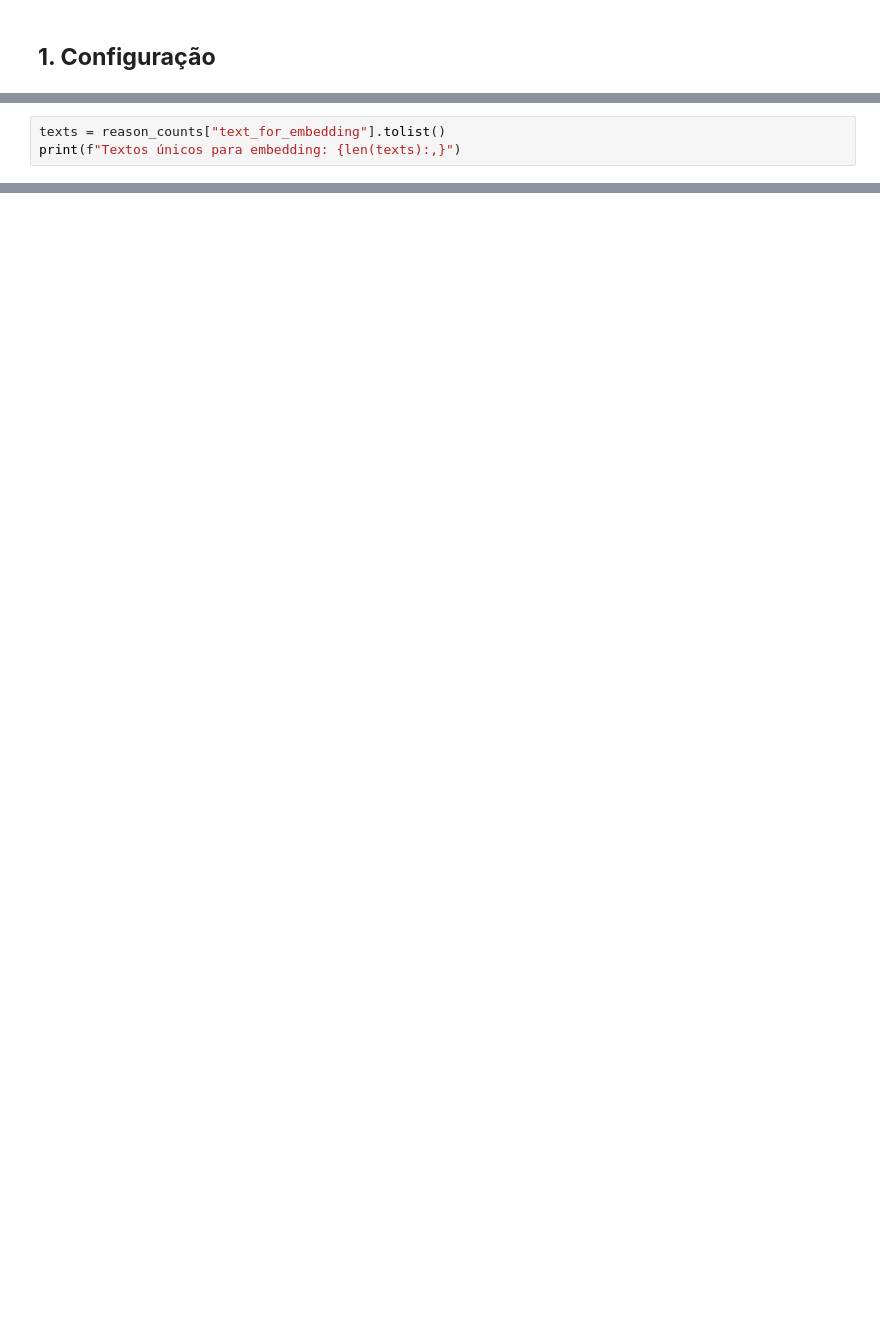
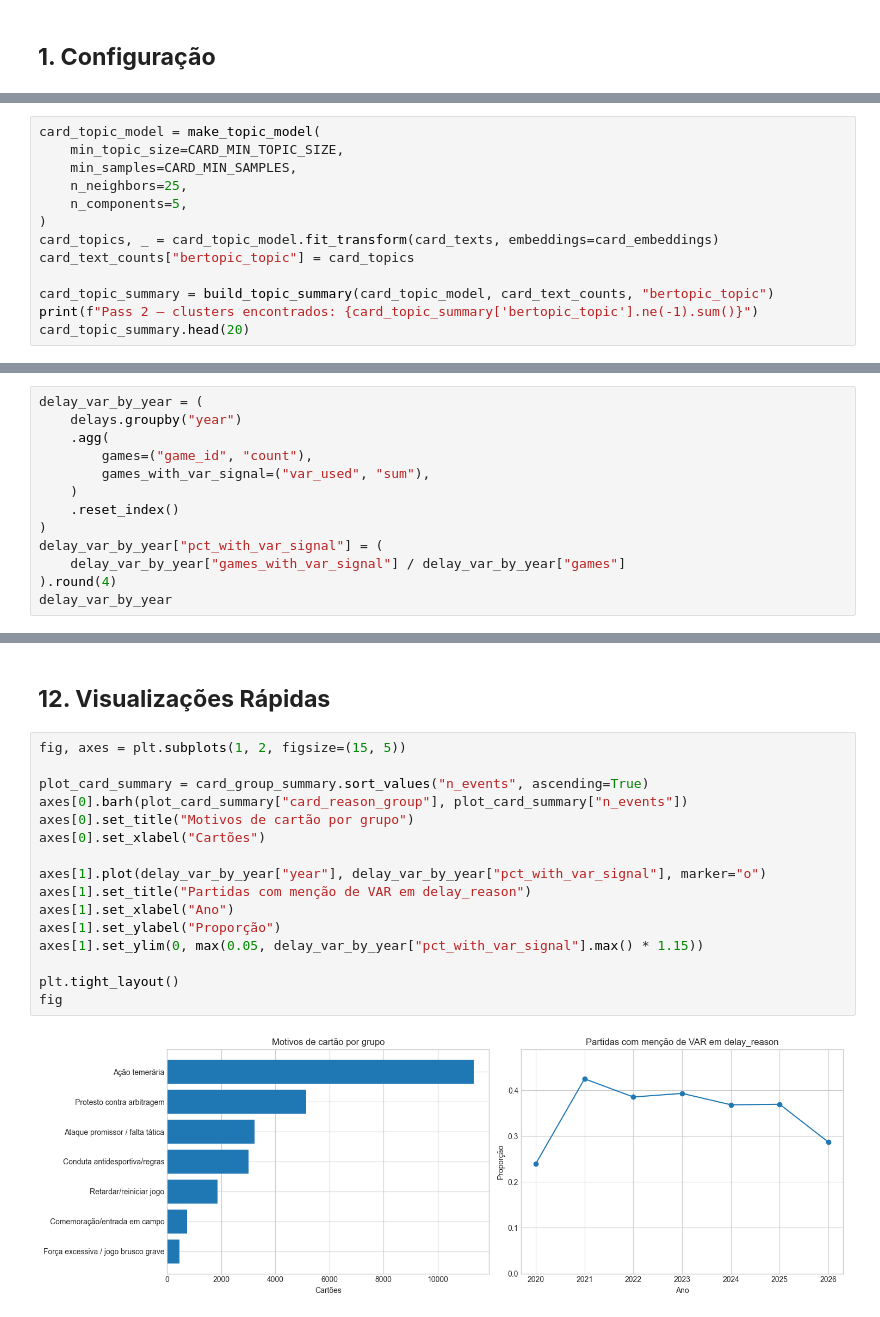
Before and after one commit to gcarbs1/cbf-match-report-analysis, a Jupyter notebook: notebooks/2-semantic_card_reasons_embeddings.ipynb, the cells around one changed output, grey strips where cells are left out. Cells and saved outputs as stored; diff of their text form; blank space fills up the shorter version.

```diff
--- a/notebooks/2-semantic_card_reasons_embeddings.ipynb
+++ b/notebooks/2-semantic_card_reasons_embeddings.ipynb
@@ -196,3 +14,0 @@ Dimensão dos embeddings: 768
-# %%
-texts = reason_counts["text_for_embedding"].tolist()
-print(f"Textos únicos para embedding: {len(texts):,}")
@@ -1286,0 +441,13 @@ Arquivos salvos:
+# %%
+card_topic_model = make_topic_model(
+    min_topic_size=CARD_MIN_TOPIC_SIZE,
+    min_samples=CARD_MIN_SAMPLES,
+    n_neighbors=25,
+    n_components=5,
+)
+card_topics, _ = card_topic_model.fit_transform(card_texts, embeddings=card_embeddings)
+card_text_counts["bertopic_topic"] = card_topics
+
+card_topic_summary = build_topic_summary(card_topic_model, card_text_counts, "bertopic_topic")
+print(f"Pass 2 — clusters encontrados: {card_topic_summary['bertopic_topic'].ne(-1).sum()}")
+card_topic_summary.head(20)
@@ -1286,0 +1040,13 @@ Arquivos salvos:
+# %%
+delay_var_by_year = (
+    delays.groupby("year")
+    .agg(
+        games=("game_id", "count"),
+        games_with_var_signal=("var_used", "sum"),
+    )
+    .reset_index()
+)
+delay_var_by_year["pct_with_var_signal"] = (
+    delay_var_by_year["games_with_var_signal"] / delay_var_by_year["games"]
+).round(4)
+delay_var_by_year
@@ -1286,0 +1088,20 @@ Arquivos salvos:
+# %% [markdown]
+## **12. Visualizações Rápidas**
+# %%
+fig, axes = plt.subplots(1, 2, figsize=(15, 5))
+
+plot_card_summary = card_group_summary.sort_values("n_events", ascending=True)
+axes[0].barh(plot_card_summary["card_reason_group"], plot_card_summary["n_events"])
+axes[0].set_title("Motivos de cartão por grupo")
+axes[0].set_xlabel("Cartões")
+
+axes[1].plot(delay_var_by_year["year"], delay_var_by_year["pct_with_var_signal"], marker="o")
+axes[1].set_title("Partidas com menção de VAR em delay_reason")
+axes[1].set_xlabel("Ano")
+axes[1].set_ylabel("Proporção")
+axes[1].set_ylim(0, max(0.05, delay_var_by_year["pct_with_var_signal"].max() * 1.15))
+
+plt.tight_layout()
+fig
+# %% [output]
+[figure, added]
```
Also changed, not shown: parts of 75 cells of this notebook, 1 other file.
